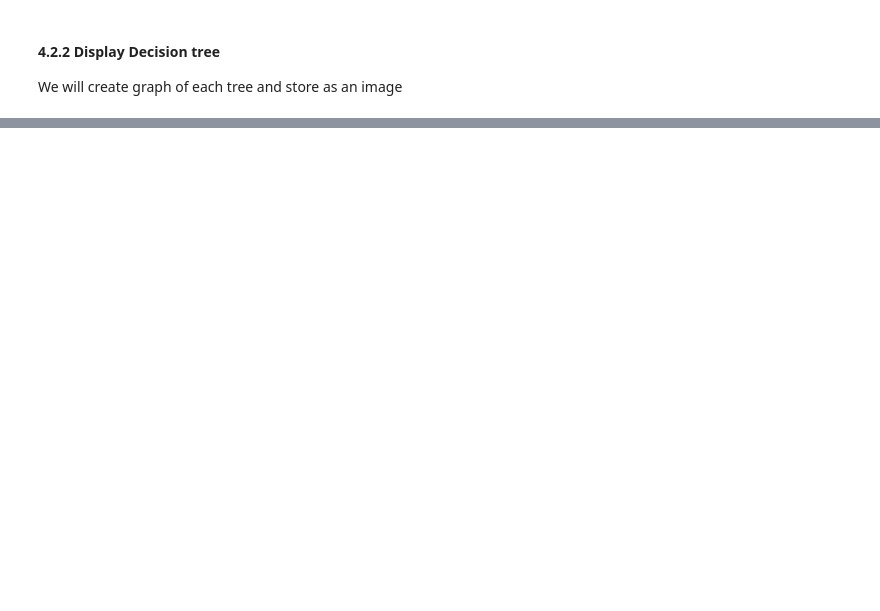
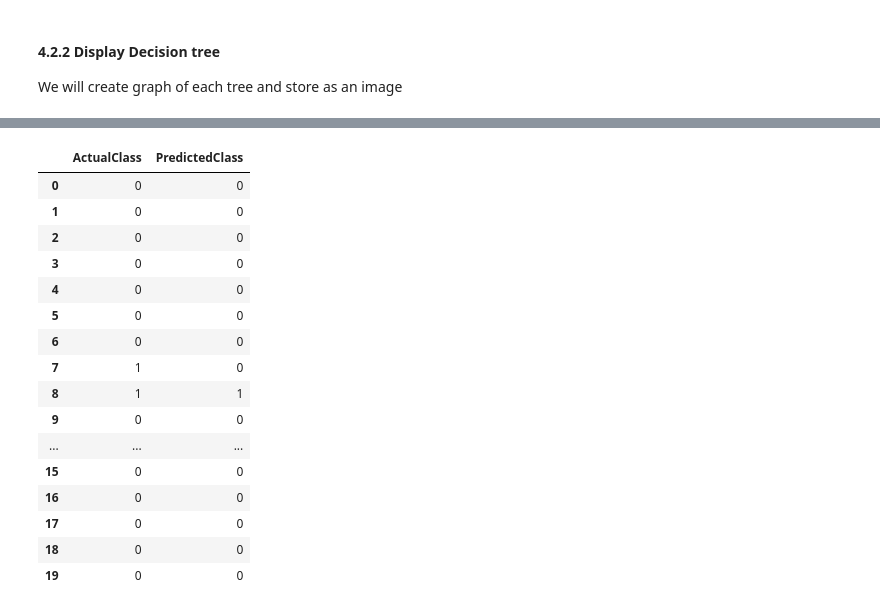
Before and after one commit to hbarrett100/Comp47350-data-analytics, a Jupyter notebook: Assignment2 - Predictive Modelling/homework2.ipynb, the cells around one changed output, grey strips where cells are left out. Drawn from its saved outputs; the diff is of its cells as text; code cells hidden in the pictures; blank space fills up the shorter version.

```diff
--- a/Assignment2 - Predictive Modelling/homework2.ipynb
+++ b/Assignment2 - Predictive Modelling/homework2.ipynb
@@ -1488,0 +1562,24 @@ with open("DecisionTree10.dot", 'w') as f2:
+# %%
+# Predicted class labels for all examples,
+# using the trained model, on in-sample data (same sample used for training and test)
+rfc_predictions_test = rfc.predict(X_test)
+df_true_vs_rfc_predicted_test = pd.DataFrame({'ActualClass': y_test, 'PredictedClass': rfc_predictions_test})
+df_true_vs_rfc_predicted_test.head(20)
+# %% [output]
+|  | ActualClass | PredictedClass |
+| 0 | 0 | 0 |
+| 1 | 0 | 0 |
+| 2 | 0 | 0 |
+| 3 | 0 | 0 |
+| 4 | 0 | 0 |
+| 5 | 0 | 0 |
+| 6 | 0 | 0 |
+| 7 | 1 | 0 |
+| 8 | 1 | 1 |
+| 9 | 0 | 0 |
+| ... | ... | ... |
+| 15 | 0 | 0 |
+| 16 | 0 | 0 |
+| 17 | 0 | 0 |
+| 18 | 0 | 0 |
+| 19 | 0 | 0 |
```
Also changed, not shown: parts of 24 cells of this notebook.
